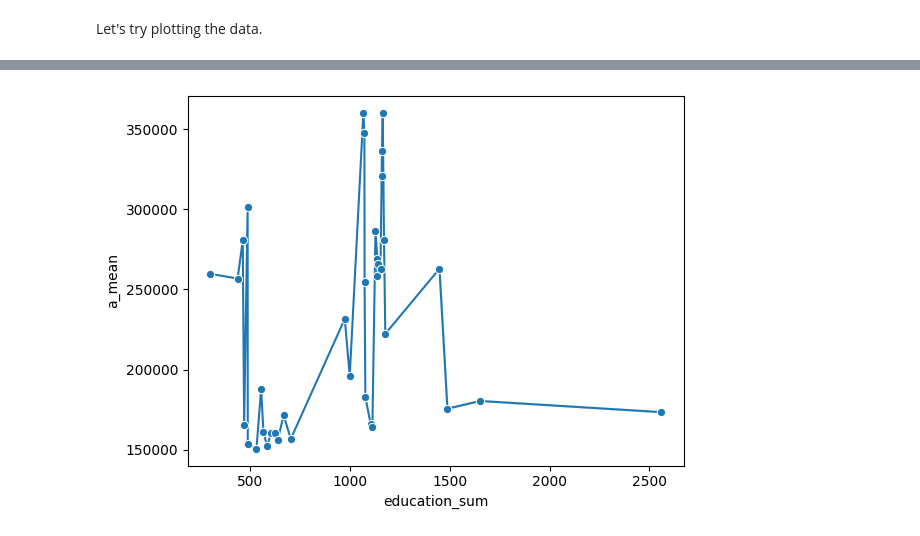
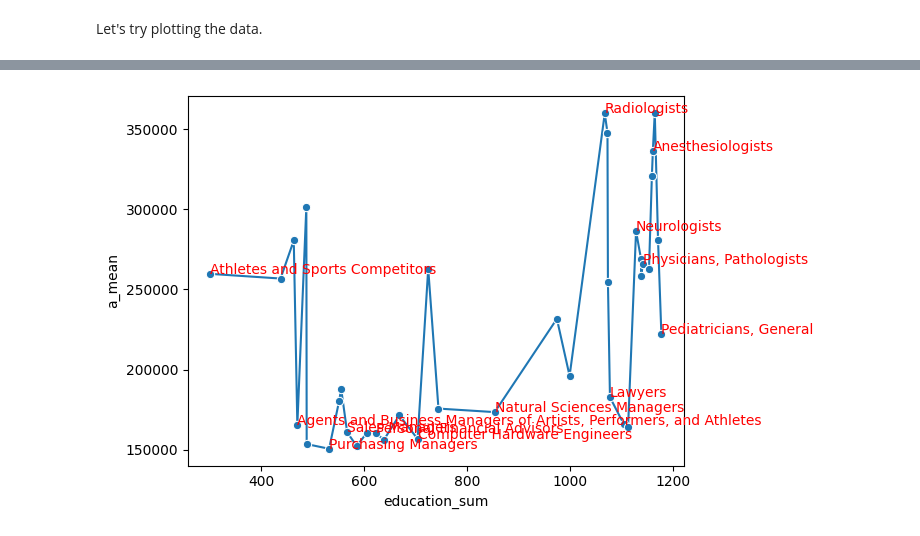
Before and after one commit to blue-santa/comparing-training-req-to-salary-exp, a Jupyter notebook: notebooks/03-exploratory-data-analysis/03-00-eda-train-reward-compare.ipynb, the cells around one changed output, grey strips where cells are left out. Saved outputs shown, nothing was run; the diff lists cells and outputs as text; code cells hidden in the pictures.

Commit message:
develop overall notebook; interpolate a_mean nan values; begin modeling

```diff
--- a/notebooks/03-exploratory-data-analysis/03-00-eda-train-reward-compare.ipynb
+++ b/notebooks/03-exploratory-data-analysis/03-00-eda-train-reward-compare.ipynb
@@ -149,0 +238,2 @@ full_df['accepted_title'] =
+# %%
+full_df.drop_duplicates(subset=None, keep='first', inplace=True, ignore_index=False)
@@ -152,7 +256,7 @@ full_df['onetsoc_code'].unique().shape
 # %% [output]
 (730,)
 # %%
-condensed_df = pd.DataFrame(full_df.groupby(['onetsoc_code', 'occ_code'])['education_sum'].sum().sort_values(ascending=False))
+condensed_df = pd.DataFrame(full_df.groupby(['onetsoc_code'])['education_sum'].sum().sort_values(ascending=False))
 # %%
 condensed_df.shape
 # %% [output]
@@ -168,5 +272,5 @@ condensed_df.head(3)
 # %%
-condensed_df = pd.merge(condensed_df, full_df[['onetsoc_code', 'occ_code', 'occupation_title', 'a_mean', 'h_mean']], left_on='onetsoc_code', right_on='onetsoc_code')
+condensed_df = pd.merge(condensed_df, full_df[['onetsoc_code', 'occ_code', 'accepted_title', 'a_mean']], left_on='onetsoc_code', right_on='onetsoc_code')
 # %%
 condensed_df.shape
 # %% [output]
@@ -174,5 +278,5 @@ condensed_df.shape
 # %%
-condensed_df = condensed_df.drop_duplicates(subset=['onetsoc_code', 'occupation_title'], keep='first')
+condensed_df = condensed_df.drop_duplicates(subset=['onetsoc_code', 'accepted_title'], keep='first')
 # %%
 condensed_df.shape
 # %% [output]
@@ -222,14 +315,15 @@ high_earn_df.reset_index()
 # %%
 fig, ax = plt.subplots()
 _ = sns.lineplot(x='education_sum', y='a_mean', data=high_earn_df, marker='o')
 
 # Loop through the data to add labels from another column
-#for i in range(high_earn_df.shape[0]):
-#    if (i % 4 == 0):
-#        plt.text(x=high_earn_df['education_sum'].iloc[i] + 0.1,  # Offset x to the right
-#                 y=high_earn_df['a_mean'].iloc[i] + 0.1,  # Offset y slightly up
-#                 s=high_earn_df['occupation_title'].iloc[i],    # The text from your other column
-#                 fontdict=dict(color='red', size=10))
+# Print only one third of the values
+for i in range(high_earn_df.shape[0]):
+    if (i % 3 == 0):
+        plt.text(x=high_earn_df['education_sum'].iloc[i] + 0.1,  # Offset x to the right
+                 y=high_earn_df['a_mean'].iloc[i] + 0.1,  # Offset y slightly up
+                 s=high_earn_df['accepted_title'].iloc[i],    # The text from your other column
+                 fontdict=dict(color='red', size=10))
 plt.show()
 # %% [output]
-[figure, old version]
+[figure, new version]
```
Also changed, not shown: parts of 64 cells of this notebook.
